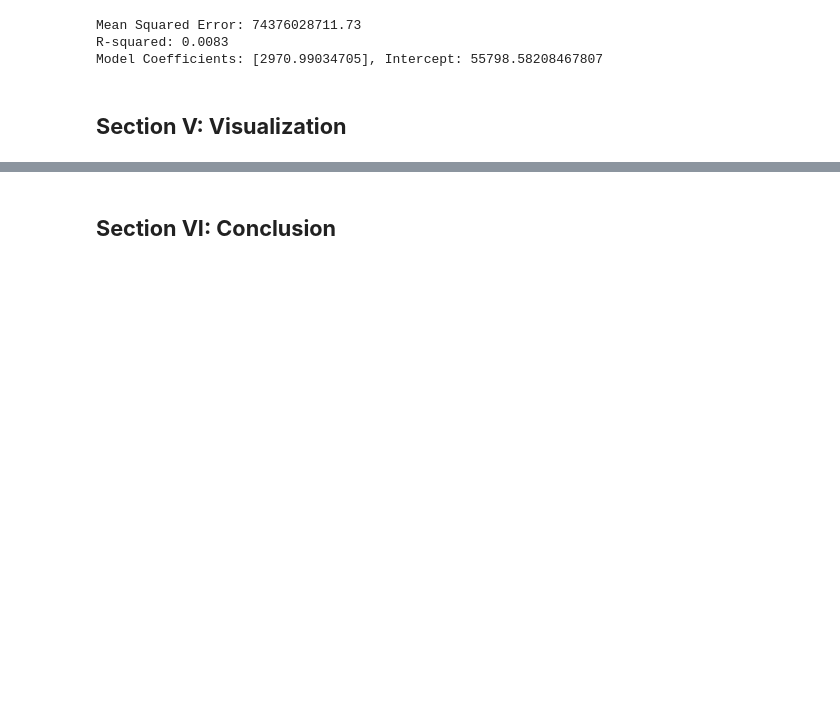
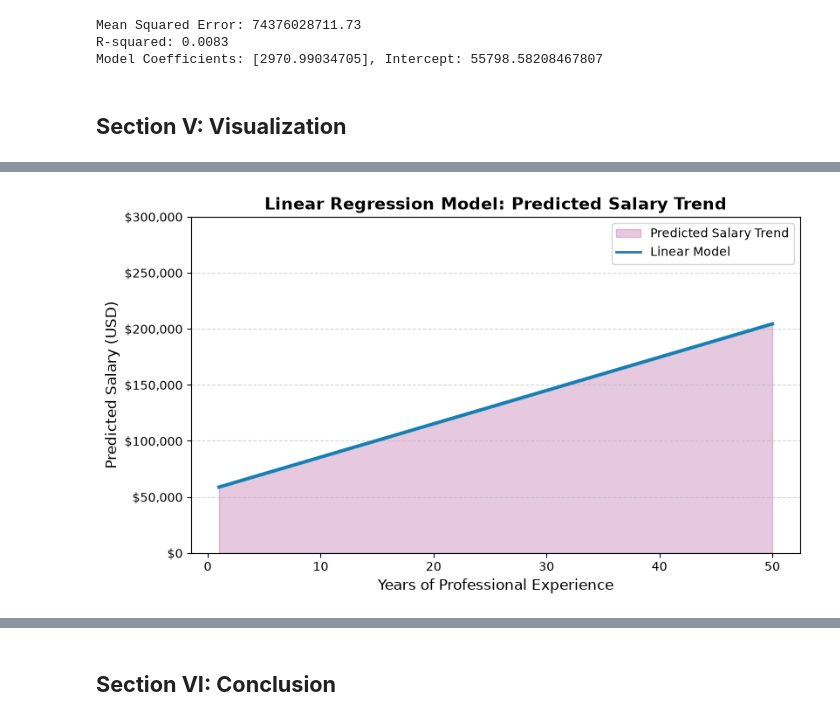
Before and after one commit to Sohan0444/CMSC320-Final-Project2, a Jupyter notebook: cmsc320_final_project.ipynb, the cells around one changed output, grey strips where cells are left out. Cells and saved outputs as stored; diff of their text form; code cells hidden in the pictures; blank space fills up the shorter version.

```diff
--- a/cmsc320_final_project.ipynb
+++ b/cmsc320_final_project.ipynb
@@ -419,0 +392,38 @@ Text(0.5, 1.0, 'Distribution of Prediction Errors')
+# %%
+# set size:
+plt.figure(figsize=(9, 5))
+
+order = X_test.iloc[:,0].argsort()
+x_vals = X_test.iloc[order].values.flatten()
+y_vals = y_pred[order]
+
+# fill in under the line:
+plt.fill_between(
+    x_vals,
+    y_vals,
+    color="#B04C97",
+    alpha=0.3,
+    label='Predicted Salary Trend'
+)
+
+plt.plot(
+    x_vals,
+    y_vals,
+    color="#1fa3b4",
+    linewidth=3
+)
+
+# format so its in $
+plt.ylim(0, 300000)
+plt.gca().yaxis.set_major_formatter(ticker.StrMethodFormatter('${x:,.0f}'))
+
+plt.xlabel("Years of Professional Experience", fontsize=12)
+plt.ylabel("Predicted Salary (USD)", fontsize=12)
+plt.title("Linear Regression Model: Predicted Salary Trend", fontsize=14, fontweight='bold')
+plt.grid(axis='y', linestyle='--', alpha=0.5)
+
+plt.plot(x_vals, y_vals, linewidth=2, label='Linear Model')
+plt.legend()
+plt.show()
+# %% [output]
+[figure, added]
```
Also changed, not shown: parts of 14 cells of this notebook.
